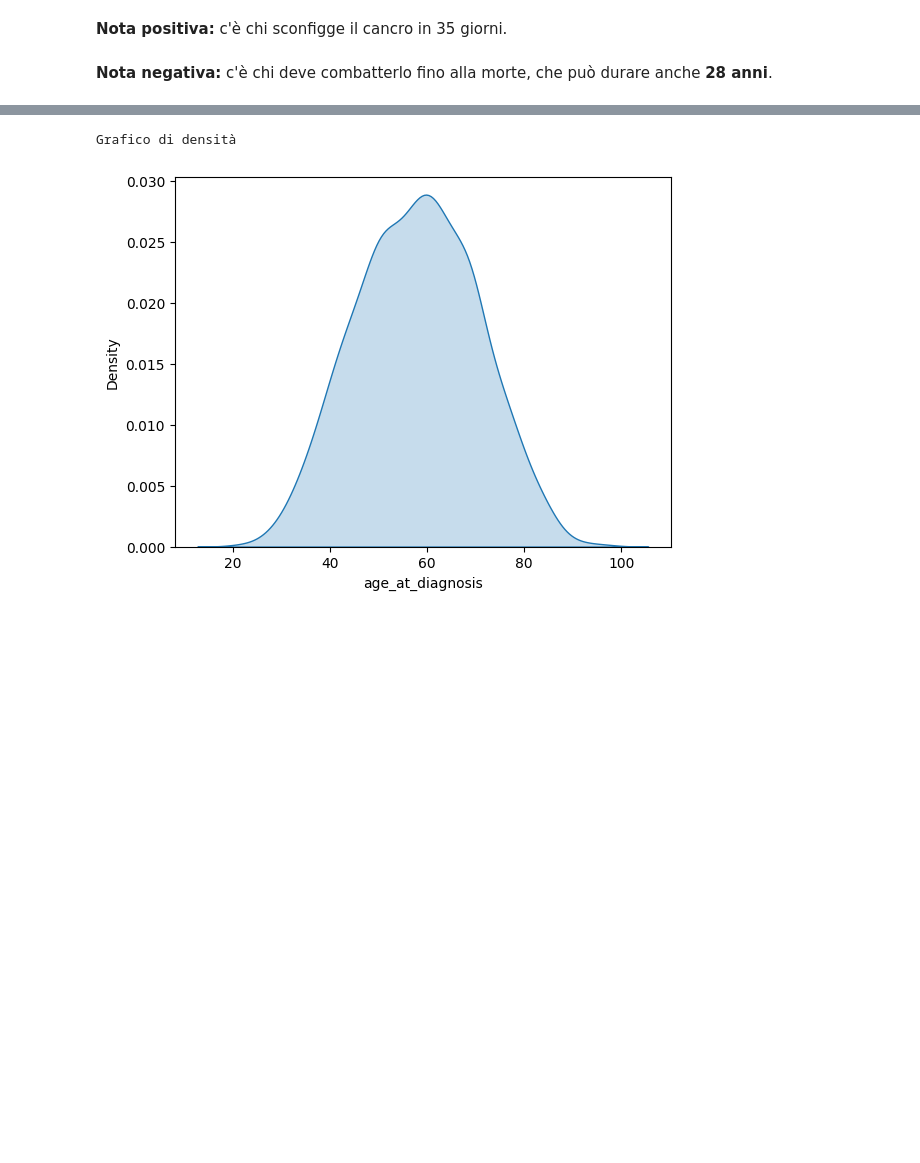
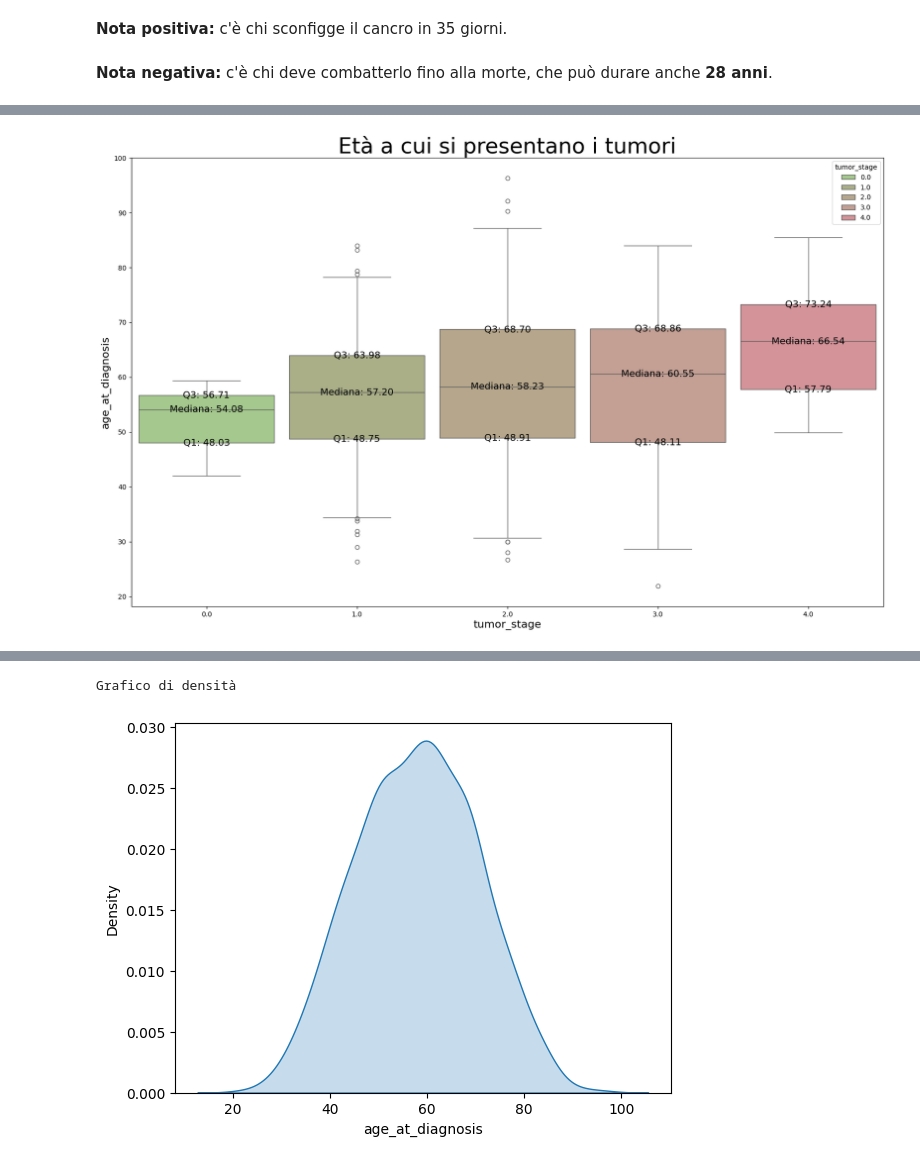
Before and after one commit to Dishinkan/Data-Science-Project, a Jupyter notebook: Data Science Project/Presentation.ipynb, the cells around one changed output, grey strips where cells are left out. Cells and saved outputs as stored; diff of their text form; code cells hidden in the pictures; blank space fills up the shorter version.

```diff
--- a/Data Science Project/Presentation.ipynb
+++ b/Data Science Project/Presentation.ipynb
@@ -229,2 +244,28 @@ for nome_file in os.listdir('Terapie'):
+# %%
+# Fare boxplot su df_età prendendo lo stadio tumorale e l'età
+color = ['#9de66f', '#b8c275', '#c9ab78', '#db937c', '#f27480']
+
+quartiles = df_età.groupby("tumor_stage")["age_at_diagnosis"].describe()[["25%", "50%", "75%"]]
+
+plt.figure(figsize=(20, 12))
+b = sns.boxplot(data=df_età, x='tumor_stage', y='age_at_diagnosis', hue='tumor_stage', palette=color,
+                saturation=0.5, width=1, gap=.1, whis=0.95)
+plt.title(f'Età a cui si presentano i tumori', fontsize=32)
+b.set_xlabel('tumor_stage', fontsize=16)
+b.set_ylabel('age_at_diagnosis', fontsize=16)
+
+for i, tumor_stage in enumerate(quartiles.index):
+    q1 = quartiles.loc[tumor_stage, "25%"]
+    median = quartiles.loc[tumor_stage, "50%"]
+    q3 = quartiles.loc[tumor_stage, "75%"]
+
+
+    b.text(i, q1, f"Q1: {q1:.2f}", ha="center", va="center", fontsize=14)
+    b.text(i, median, f"Mediana: {median:.2f}", ha="center", va="center", fontsize=14)
+    b.text(i, q3, f"Q3: {q3:.2f}", ha="center", va="center", fontsize=14)
+
+plt.show()
+# %% [output]
+[figure, added]
 # %%
 df_nuovo = lista_terapie[7].copy()
```
Also changed, not shown: parts of 12 cells of this notebook, 3 other files.
